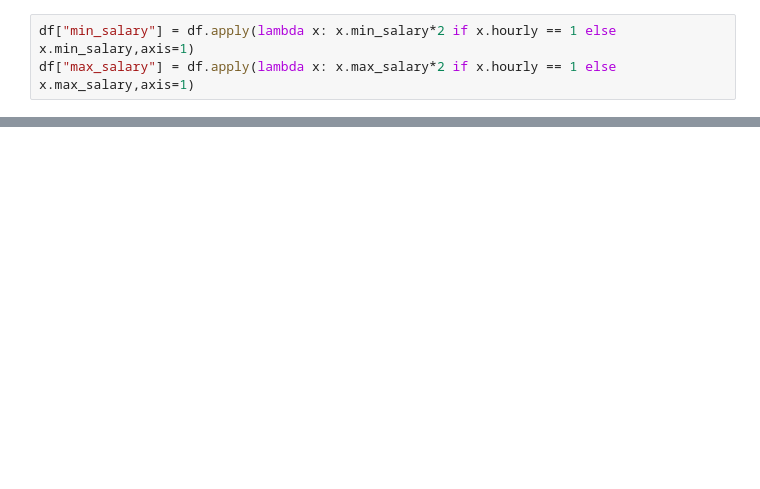
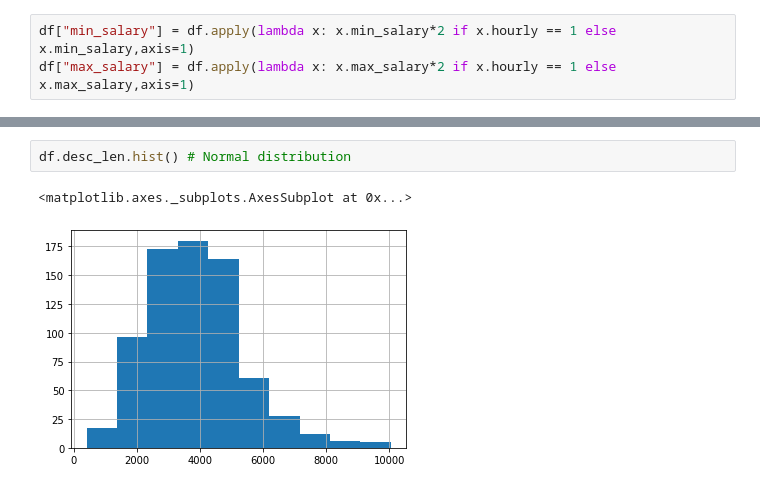
Before and after one commit to OisinB-2814/ds_sal_pred, a Jupyter notebook: data_cleaning.ipynb, the cells around one changed output, grey strips where cells are left out. Saved outputs shown, nothing was run; the diff lists cells and outputs as text; blank space fills up the shorter version.

```diff
--- a/data_cleaning.ipynb
+++ b/data_cleaning.ipynb
@@ -351,0 +218,5 @@ pd.read_csv('salary_data_cleaned.csv')
+# %%
+df.desc_len.hist() # Normal distribution
+# %% [output]
+<matplotlib.axes._subplots.AxesSubplot at 0x...>
+[figure, added]
```
Also changed, not shown: parts of 75 cells of this notebook, 4 other files.
